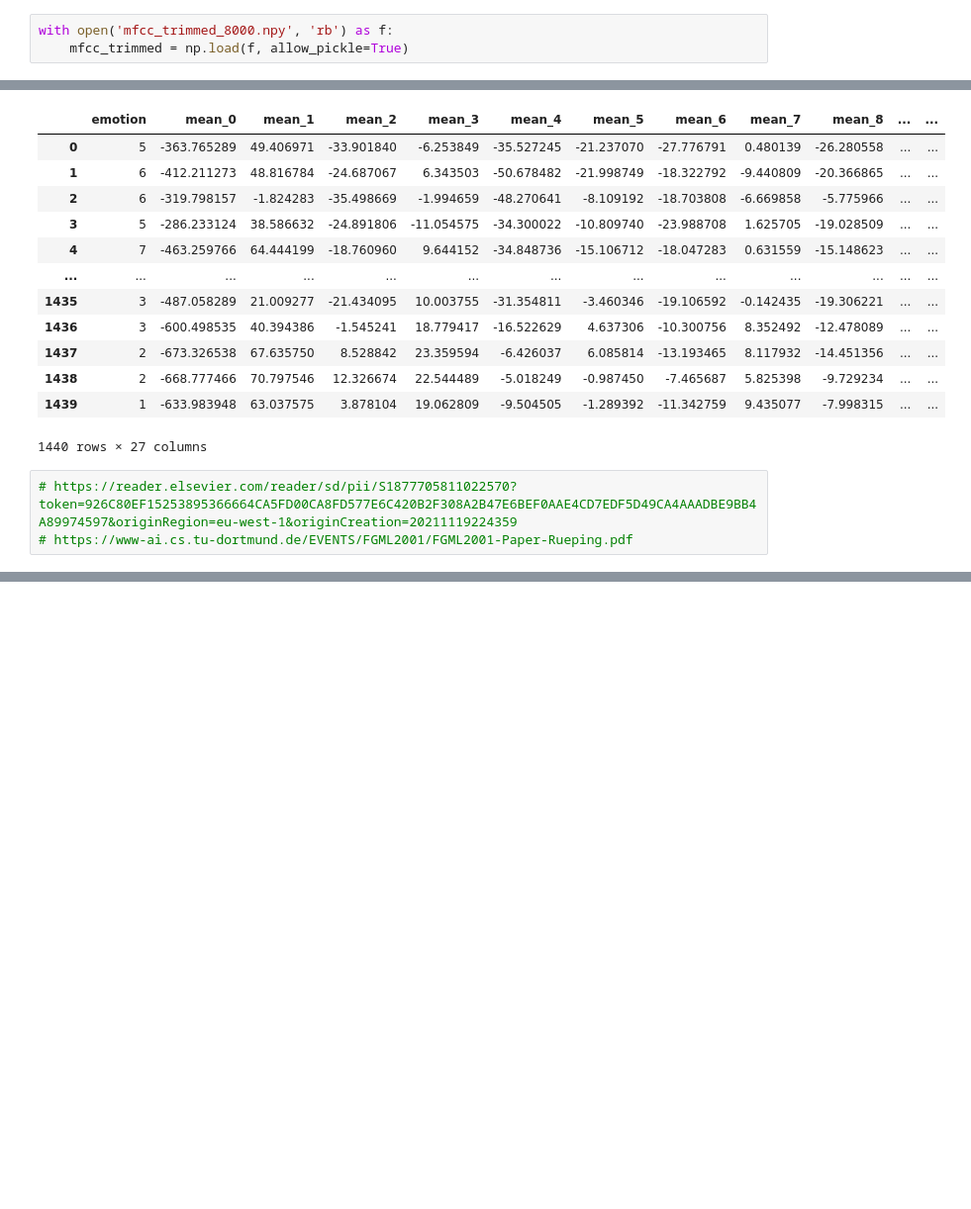
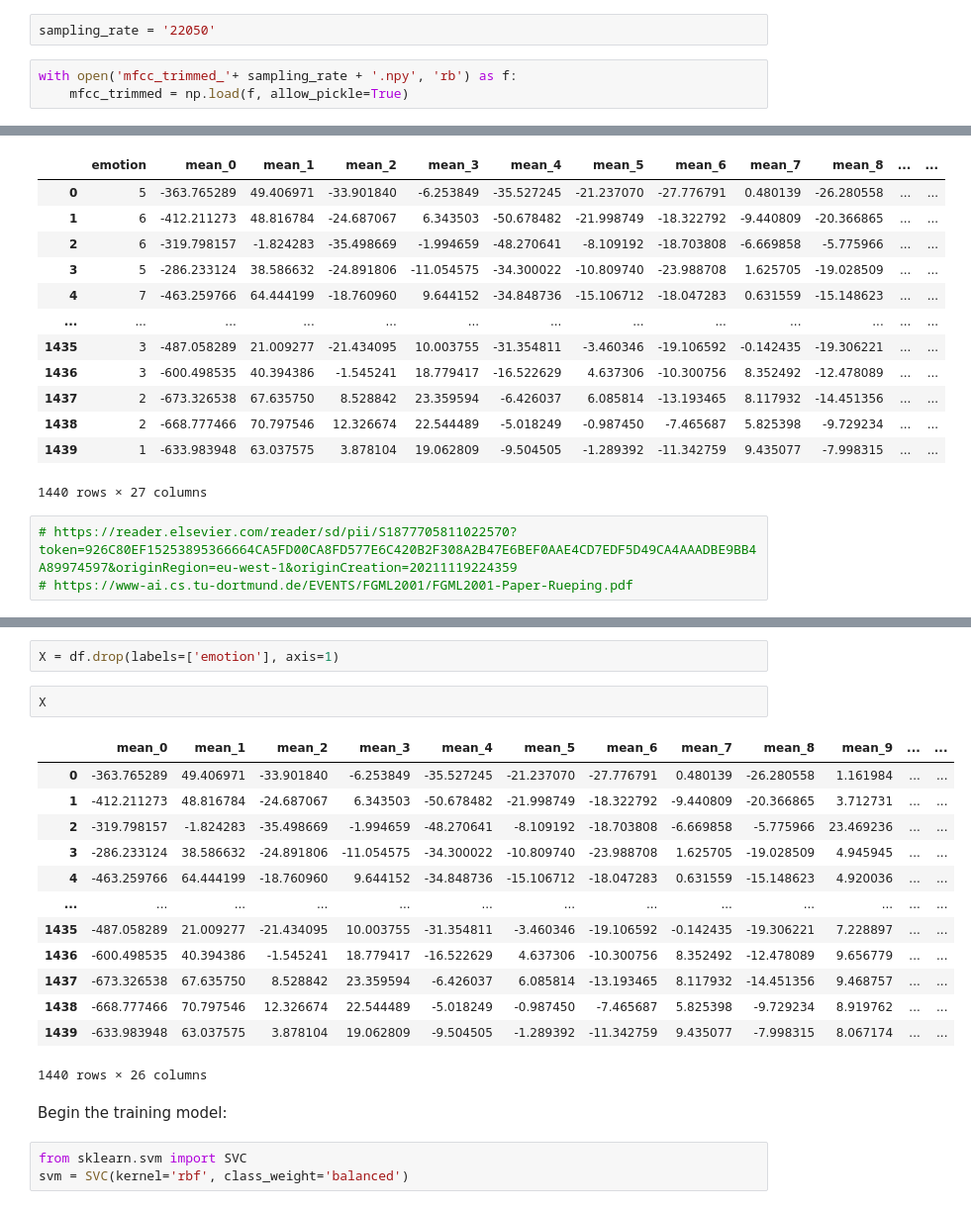
Before and after one commit to simiya/Projet-Son-Jedha, a Jupyter notebook: training.ipynb, the cells around one changed output, grey strips where cells are left out. Shown at 99% size. Drawn from its saved outputs; the diff is of its cells as text; blank space fills up the shorter version.

Commit message:
SVM model with 22050hz sampling rate, can have 65% accurancy

```diff
--- a/training.ipynb
+++ b/training.ipynb
@@ -2,8 +2,10 @@
 import pandas as pd
 #import feature_extraction
 import numpy as np
+# %%
+sampling_rate = '22050'
 # %%
-with open('mfcc_trimmed_8000.npy', 'rb') as f:
+with open('mfcc_trimmed_'+ sampling_rate + '.npy', 'rb') as f:
     mfcc_trimmed = np.load(f, allow_pickle=True)
 # %%
 df_raw = pd.read_csv('RAVDESS_speech.csv')
@@ -183,0 +171,23 @@ librosa
+# %%
+X = df.drop(labels=['emotion'], axis=1)
+# %%
+X
+# %% [output]
+|  | mean_0 | mean_1 | mean_2 | mean_3 | mean_4 | mean_5 | mean_6 | mean_7 | mean_8 | mean_9 | ... | ... |
+| 0 | -363.765289 | 49.406971 | -33.901840 | -6.253849 | -35.527245 | -21.237070 | -27.776791 | 0.480139 | -26.280558 | 1.161984 | ... | ... |
+| 1 | -412.211273 | 48.816784 | -24.687067 | 6.343503 | -50.678482 | -21.998749 | -18.322792 | -9.440809 | -20.366865 | 3.712731 | ... | ... |
+| 2 | -319.798157 | -1.824283 | -35.498669 | -1.994659 | -48.270641 | -8.109192 | -18.703808 | -6.669858 | -5.775966 | 23.469236 | ... | ... |
+| 3 | -286.233124 | 38.586632 | -24.891806 | -11.054575 | -34.300022 | -10.809740 | -23.988708 | 1.625705 | -19.028509 | 4.945945 | ... | ... |
+| 4 | -463.259766 | 64.444199 | -18.760960 | 9.644152 | -34.848736 | -15.106712 | -18.047283 | 0.631559 | -15.148623 | 4.920036 | ... | ... |
+| ... | ... | ... | ... | ... | ... | ... | ... | ... | ... | ... | ... | ... |
+| 1435 | -487.058289 | 21.009277 | -21.434095 | 10.003755 | -31.354811 | -3.460346 | -19.106592 | -0.142435 | -19.306221 | 7.228897 | ... | ... |
+| 1436 | -600.498535 | 40.394386 | -1.545241 | 18.779417 | -16.522629 | 4.637306 | -10.300756 | 8.352492 | -12.478089 | 9.656779 | ... | ... |
+| 1437 | -673.326538 | 67.635750 | 8.528842 | 23.359594 | -6.426037 | 6.085814 | -13.193465 | 8.117932 | -14.451356 | 9.468757 | ... | ... |
+| 1438 | -668.777466 | 70.797546 | 12.326674 | 22.544489 | -5.018249 | -0.987450 | -7.465687 | 5.825398 | -9.729234 | 8.919762 | ... | ... |
+| 1439 | -633.983948 | 63.037575 | 3.878104 | 19.062809 | -9.504505 | -1.289392 | -11.342759 | 9.435077 | -7.998315 | 8.067174 | ... | ... |
+1440 rows × 26 columns
+# %% [markdown]
+Begin the training model:
+# %%
+from sklearn.svm import SVC
+svm = SVC(kernel='rbf', class_weight='balanced')
```
Also changed, not shown: parts of 15 cells of this notebook, 4 other files.
